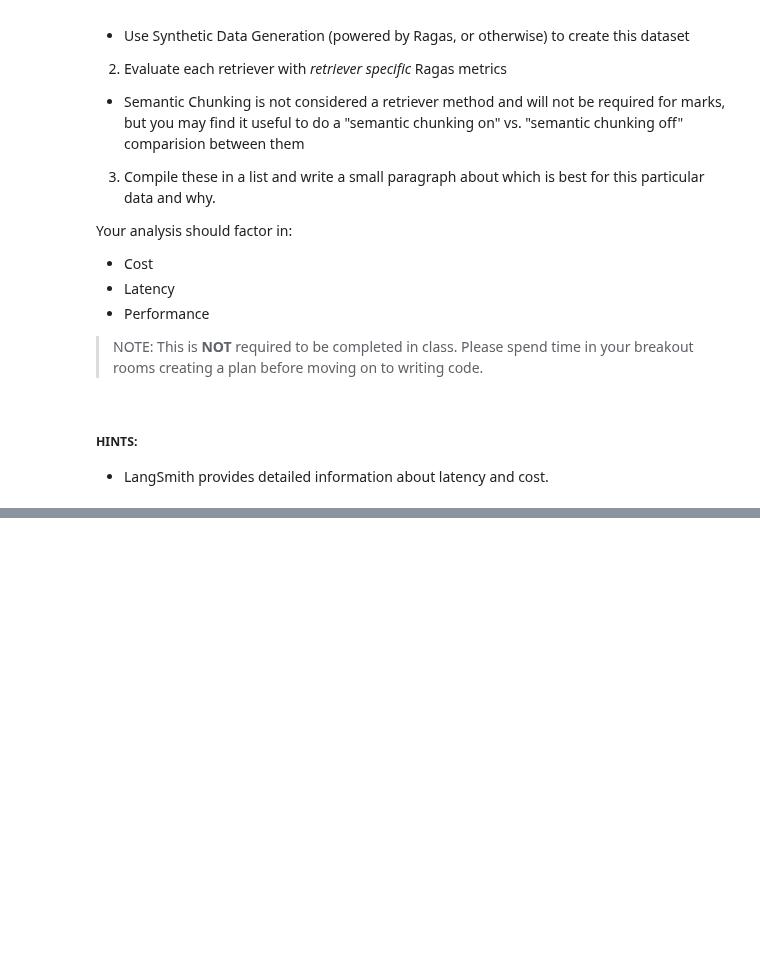
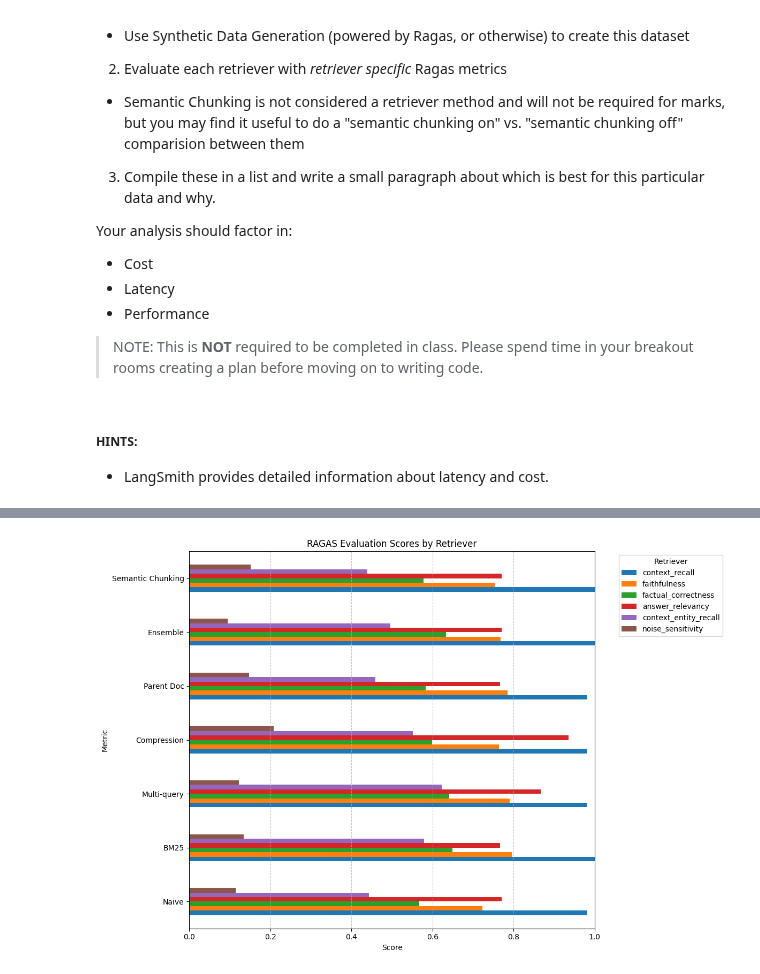
Before and after one commit to xtallet/AIE7, a Jupyter notebook: 09_Advanced_Retrieval/Advanced_Retrieval_with_LangChain_Assignment.ipynb, the cells around one changed output, grey strips where cells are left out. Saved outputs shown, nothing was run; the diff lists cells and outputs as text; code cells hidden in the pictures; blank space fills up the shorter version.

```diff
--- a/09_Advanced_Retrieval/Advanced_Retrieval_with_LangChain_Assignment.ipynb
+++ b/09_Advanced_Retrieval/Advanced_Retrieval_with_LangChain_Assignment.ipynb
@@ -918,0 +892,66 @@ print("Check LangSmith dashboard for latency, cost, and detailed evaluation trac
+# %%
+# -------------------------------
+# 📊 Compile & Compare All Retriever Evaluation Results | 🏗️ XTALLET
+# -------------------------------
+
+import matplotlib.pyplot as plt
+import pandas as pd
+import numpy as np
+
+# Define the scores for each retriever
+retriever_scores = {
+    "Naive": {
+        'context_recall': 0.9818, 'faithfulness': 0.7230,
+        'factual_correctness': 0.5673, 'answer_relevancy': 0.7705,
+        'context_entity_recall': 0.4426, 'noise_sensitivity': 0.1146
+    },
+    "BM25": {
+        'context_recall': 1.0000, 'faithfulness': 0.7954,
+        'factual_correctness': 0.6491, 'answer_relevancy': 0.7667,
+        'context_entity_recall': 0.5790, 'noise_sensitivity': 0.1337
+    },
+    "Multi-query": {
+        'context_recall': 0.9818, 'faithfulness': 0.7907,
+        'factual_correctness': 0.6409, 'answer_relevancy': 0.8675,
+        'context_entity_recall': 0.6229, 'noise_sensitivity': 0.1220
+    },
+    "Compression": {
+        'context_recall': 0.9818, 'faithfulness': 0.7643,
+        'factual_correctness': 0.5991, 'answer_relevancy': 0.9355,
+        'context_entity_recall': 0.5511, 'noise_sensitivity': 0.2079
+    },
+    "Parent Doc": {
+        'context_recall': 0.9818, 'faithfulness': 0.7850,
+        'factual_correctness': 0.5836, 'answer_relevancy': 0.7663,
+        'context_entity_recall': 0.4593, 'noise_sensitivity': 0.1468
+    },
+    "Ensemble": {
+        'context_recall': 1.0000, 'faithfulness': 0.7675,
+        'factual_correctness': 0.6336, 'answer_relevancy': 0.7700,
+        'context_entity_recall': 0.4957, 'noise_sensitivity': 0.0951
+    },
+    "Semantic Chunking": {
+        'context_recall': 1.0000, 'faithfulness': 0.7537,
+        'factual_correctness': 0.5773, 'answer_relevancy': 0.7703,
+        'context_entity_recall': 0.4389, 'noise_sensitivity': 0.1508
+    }
+}
+
+# Convert to DataFrame
+df_scores = pd.DataFrame(retriever_scores).T  # Transpose so rows = retrievers
+
+# Optional: Round for cleaner plot
+df_plot = df_scores.round(4)
+
+# Plot
+ax = df_plot.plot(kind='barh', figsize=(12, 8))
+plt.title("RAGAS Evaluation Scores by Retriever")
+plt.xlabel("Score")
+plt.ylabel("Metric")
+plt.xlim(0, 1)
+plt.grid(axis='x', linestyle='--', alpha=0.7)
+plt.legend(title="Retriever", bbox_to_anchor=(1.05, 1), loc='upper left')
+plt.tight_layout()
+plt.show()
+# %% [output]
+[figure, added]
```
Also changed, not shown: parts of 49 cells of this notebook, 3 other files.
